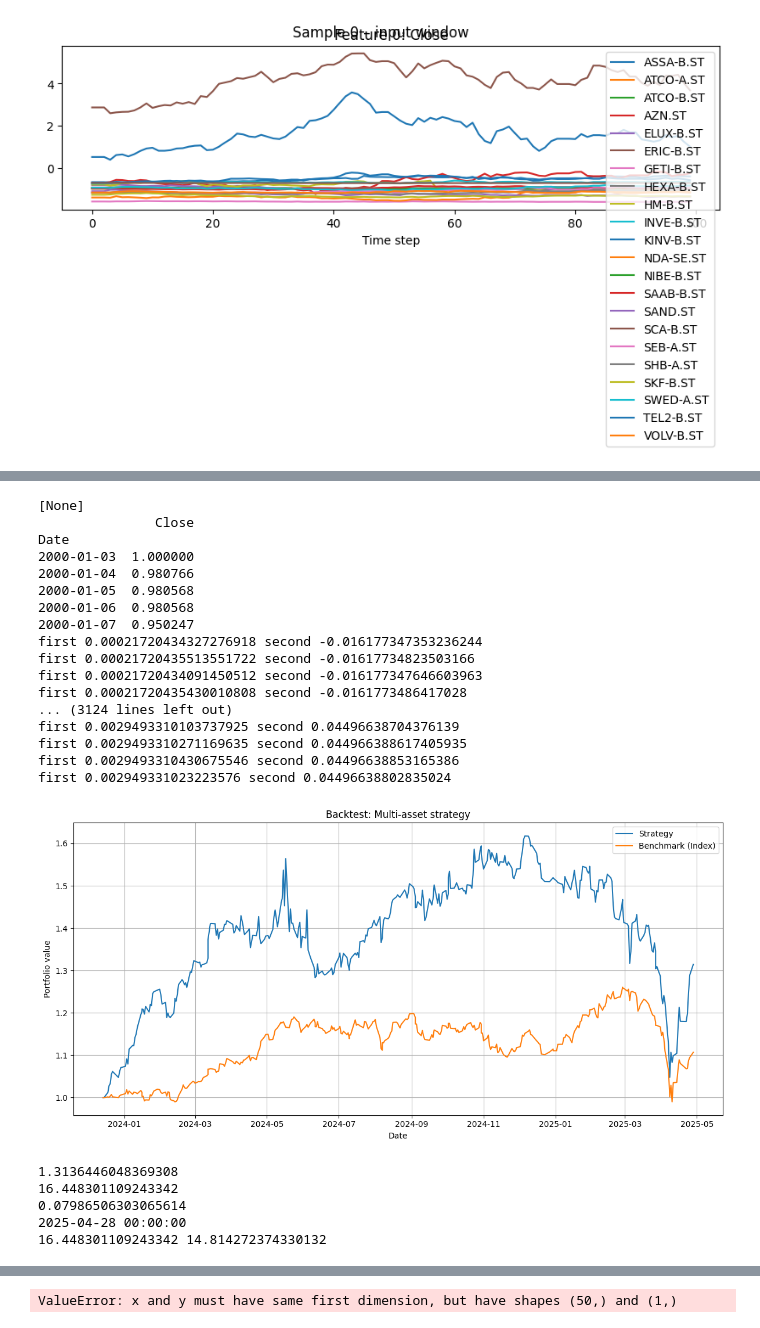
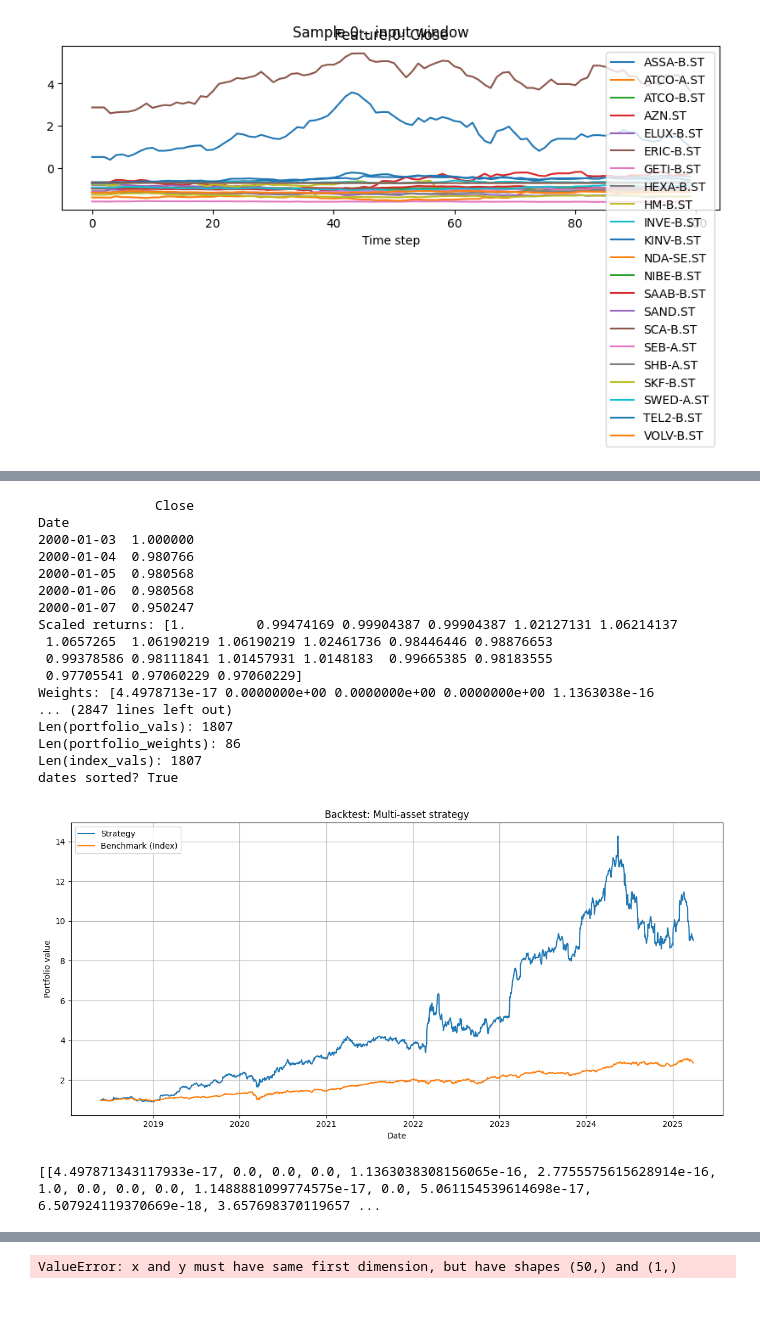
Before and after one commit to peogradin/Project-AMLNN, a Jupyter notebook: MultiAssetLSTM.ipynb, the cells around one changed output, grey strips where cells are left out. Saved outputs shown, nothing was run; the diff lists cells and outputs as text; code cells hidden in the pictures.

```diff
--- a/MultiAssetLSTM.ipynb
+++ b/MultiAssetLSTM.ipynb
@@ -292,60 +292,59 @@ TEL2-B.ST: 0.0000
 VOLV-B.ST: 0.0000
 # %%
 # Backtest
+import importlib
+import functions.backtest_multi_asset
+importlib.reload(functions.backtest_multi_asset)
+
 from functions.backtest_multi_asset import backtest_multi_asset
-df_prices = df_test.copy()
+df_prices = df_val_test.copy()
 
 df_index_raw = pd.read_csv("data/MCAP_22_Index_raw.csv", index_col="Date", parse_dates=True)
-print(df_index_raw.columns.names)
 df_index = df_index_raw.copy()
 df_index.columns = ["Close"]
 print(df_index.head())
 
 weight_optimizer = PortfolioWeightOptimizer(
-    strategy="mean_variance_opt",
+    strategy="sharpe_opt",
     multi_horizon=True,
     risk_aversion=1.0
 )
 
-
 result = backtest_multi_asset(
-    ds_test,
+    ds_val_test,
     model,
     weight_optimizer,
     df_prices,
     index_df=df_index,
     plot=True
 )
 
-print(result["values"][-1])
-print(result["benchmark"][-1])
-print(result["values"][-1] / result["benchmark"][-1])
-print(result["dates"][-1])
-print(result["benchmark"][-1], result["benchmark"][0])
+print(result["weights"])
+# print(result["values"][-1])
+# print(result["benchmark"][-1])
+# print(result["values"][-1] / result["benchmark"][-1])
+# print(result["dates"][-1])
+# print(result["benchmark"][-1], result["benchmark"][0])
 # %% [output]
-[None]
                Close
 Date
 2000-01-03  1.000000
 2000-01-04  0.980766
 2000-01-05  0.980568
 2000-01-06  0.980568
 2000-01-07  0.950247
-first 0.00021720434327276918 second -0.016177347353236244
-first 0.00021720435513551722 second -0.01617734823503166
-first 0.00021720434091450512 second -0.016177347646603963
-first 0.00021720435430010808 second -0.0161773486417028
-... (3124 lines left out)
-first 0.0029493310103737925 second 0.04496638704376139
-first 0.0029493310271169635 second 0.044966388617405935
-first 0.0029493310430675546 second 0.04496638853165386
-first 0.002949331023223576 second 0.04496638802835024
+Scaled returns: [1.         0.99474169 0.99904387 0.99904387 1.02127131 1.06214137
+ 1.0657265  1.06190219 1.06190219 1.02461736 0.98446446 0.98876653
+ 0.99378586 0.98111841 1.01457931 1.0148183  0.99665385 0.98183555
+ 0.97705541 0.97060229 0.97060229]
+Weights: [4.4978713e-17 0.0000000e+00 0.0000000e+00 0.0000000e+00 1.1363038e-16
+... (2847 lines left out)
+Len(portfolio_vals): 1807
+Len(portfolio_weights): 86
+Len(index_vals): 1807
+dates sorted? True
-[figure, old version]
+[figure, new version]
-1.3136446048369308
-16.448301109243342
-0.07986506303065614
-2025-04-28 00:00:00
-16.448301109243342 14.814272374330132
+[[4.497871343117933e-17, 0.0, 0.0, 0.0, 1.1363038308156065e-16, 2.7755575615628914e-16, 1.0, 0.0, 0.0, 0.0, 1.1488881099774575e-17, 0.0, 5.061154539614698e-17, 6.507924119370669e-18, 3.657698370119657 ...
 # %%
 import deeplay as dl
 
```
Also changed, not shown: parts of 4 cells of this notebook, 2 other files.
